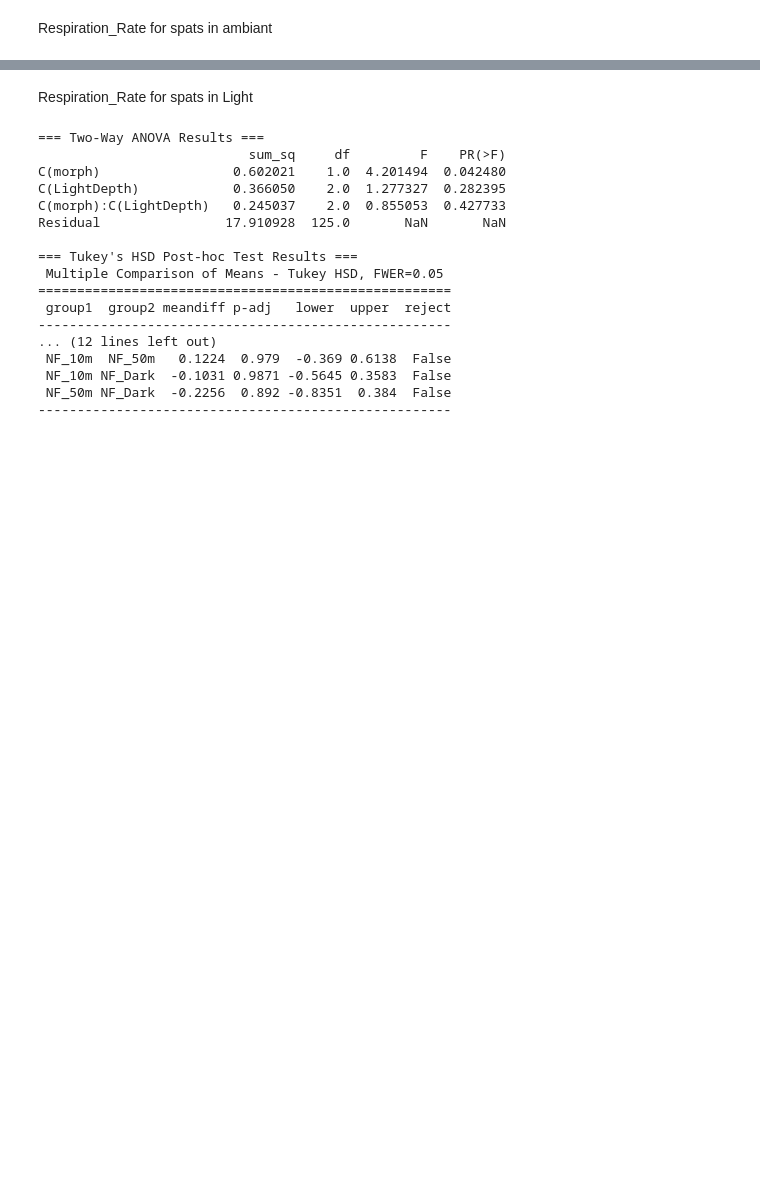
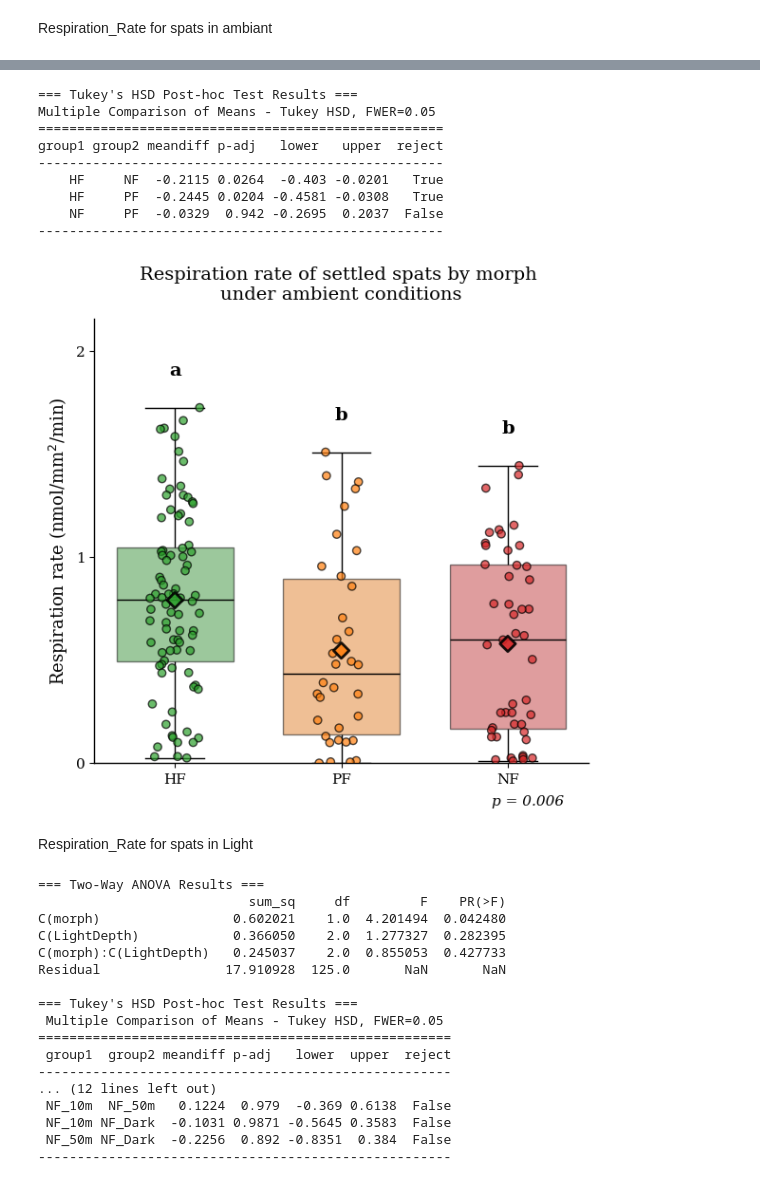
Before and after one commit to LielUziahu/Stylophora-pistillata-FPs, a Jupyter notebook: Output/plots/Spats/Spat_Physiology/Spat_Resp/Respiration_Rate_for_spats.ipynb, the cells around one changed output, grey strips where cells are left out. Saved outputs shown, nothing was run; the diff lists cells and outputs as text; code cells hidden in the pictures; blank space fills up the shorter version.

```diff
--- a/Output/plots/Spats/Spat_Physiology/Spat_Resp/Respiration_Rate_for_spats.ipynb
+++ b/Output/plots/Spats/Spat_Physiology/Spat_Resp/Respiration_Rate_for_spats.ipynb
@@ -9,6 +9,7 @@ import matplotlib.pyplot as plt
 import numpy as np
 from scipy import stats
 import matplotlib.ticker as ticker
+from statsmodels.stats.multicomp import pairwise_tukeyhsd # Import for Tukey's HSD
 
 # ==========================================
 # 1. SETUP & DATA LOADING
@@ -18,14 +19,14 @@ df_resp = pd.read_csv(filename)
 
 # Filter for the relevant morphs (just in case)
 target_morphs = ['HF', 'PF', 'NF']
-df_resp = df_resp[df_resp['Morph'].isin(target_morphs)]
+df_resp = df_resp[df_resp['morph'].isin(target_morphs)]
 
 # --- NEW: Filter samples above 2.09 and print removed samples ---
 removed_ambient_samples = df_resp[df_resp['OxyRate nmol/mm2/min'] > 2.09]
 if not removed_ambient_samples.empty:
     print("--- Ambient Samples Removed (OxyRate > 2.09) ---")
     for index, row in removed_ambient_samples.iterrows():
-        print(f"Morph: {row['Morph']}, OxyRate: {row['OxyRate nmol/mm2/min']:.2f}")
+        print(f"Morph: {row['morph']}, SampleCode: {row['SampleCode']}, OxyRate: {row['OxyRate nmol/mm2/min']:.2f}")
     print("---------------------------------------------------")
 df_resp = df_resp[df_resp['OxyRate nmol/mm2/min'] <= 2.09]
 # ----------------------------------------------------------------
@@ -34,22 +35,37 @@ df_resp = df_resp[df_resp['OxyRate nmol/mm2/min'] <= 2.09]
 # 2. STATISTICS (One-Way ANOVA)
 # ==========================================
 # We use ANOVA because we now have 3 groups (HF, PF, NF)
-hf_vals = df_resp[df_resp['Morph'] == 'HF']['OxyRate nmol/mm2/min']
-pf_vals = df_resp[df_resp['Morph'] == 'PF']['OxyRate nmol/mm2/min']
-nf_vals = df_resp[df_resp['Morph'] == 'NF']['OxyRate nmol/mm2/min']
+hf_vals = df_resp[df_resp['morph'] == 'HF']['OxyRate nmol/mm2/min']
+pf_vals = df_resp[df_resp['morph'] == 'PF']['OxyRate nmol/mm2/min']
+nf_vals = df_resp[df_resp['morph'] == 'NF']['OxyRate nmol/mm2/min']
 
 f_stat, p_val_resp = stats.f_oneway(hf_vals, pf_vals, nf_vals)
-print(f"ANOVA P-value: {p_val_resp:.4f}")
+
+# Present ANOVA results in a table
+anova_table_data = {'Statistic': ['F-statistic', 'P-value'],
+                    'Value': [f_stat, p_val_resp]}
+anova_df = pd.DataFrame(anova_table_data)
+print("\n=== One-Way ANOVA Results ===")
+display(anova_df)
+
+# --- NEW: Tukey's HSD Post-hoc Test ---
+# Create a 'group' column for Tukey's HSD
+df_resp['group'] = df_resp['morph']
+
+tukey_result = pairwise_tukeyhsd(endog=df_resp['OxyRate nmol/mm2/min'], groups=df_resp['group'], alpha=0.05)
+
+print("\n=== Tukey's HSD Post-hoc Test Results ===")
+print(tukey_result)
+# -------------------------------------------
 
 # Letter assignment logic
 # If p > 0.05, no difference (all 'a'). If p < 0.05, we would need post-hoc tests.
 # For now, if non-significant, all get 'a'.
-# if p_val_resp < 0.05:
-#     # Placeholder: If significant, you might want to manually set these based on a Tukey test
-#     # For now, let's assume they are different for visual distinctness if p < 0.05
-#     letters_map = {'HF': 'a', 'PF': 'b', 'NF': 'c'}
-# else:
-#     letters_map = {'HF': 'a', 'PF': 'a', 'NF': 'a'}
+if p_val_resp < 0.05:
+    # Based on Tukey's HSD: HF is different from NF and PF, but NF and PF are not different.
+    letters_map = {'HF': 'a', 'PF': 'b', 'NF': 'b'}
+else:
+    letters_map = {'HF': 'a', 'PF': 'a', 'NF': 'a'}
 
 # ==========================================
 # 3. STYLING SETUP
@@ -76,7 +92,7 @@ plt.figure(figsize=(6, 6))
 
 # A. Box Plot
 ax = sns.boxplot(
-    data=df_resp, x='Morph', y='OxyRate nmol/mm2/min', order=morph_order, palette=variant_colors,
+    data=df_resp, x='morph', y='OxyRate nmol/mm2/min', hue='morph', order=morph_order, palette=variant_colors, legend=False,
     width=0.7, showfliers=False, linewidth=1,
     boxprops=dict(edgecolor='black', alpha=0.5),
     whiskerprops=dict(color='black'), capprops=dict(color='black'), medianprops=dict(color='black')
@@ -84,36 +100,36 @@ ax = sns.boxplot(
 
 # B. Jitter Points
 sns.stripplot(
-    data=df_resp, x='Morph', y='OxyRate nmol/mm2/min', order=morph_order, hue='Morph', palette=variant_colors,
+    data=df_resp, x='morph', y='OxyRate nmol/mm2/min', order=morph_order, hue='morph', palette=variant_colors,
     jitter=0.15, size=6, linewidth=1, edgecolor='black',
     alpha=0.7, legend=False, zorder=3
 )
 
 # C. Mean Diamond
-means_resp = df_resp.groupby('Morph')['OxyRate nmol/mm2/min'].mean().reindex(morph_order)
+means_resp = df_resp.groupby('morph')['OxyRate nmol/mm2/min'].mean().reindex(morph_order)
 mean_colors_resp = [variant_colors[m] for m in morph_order]
 plt.scatter(range(len(morph_order)), means_resp, c=mean_colors_resp, marker='D', s=70, edgecolors='black', linewidths=2, alpha=0.9, zorder=4)
 
 # ==========================================
 # 5. ANNOTATIONS
 # ==========================================
-# y_offset_percent = 0.08
-# max_val_global_resp = df_resp['OxyRate nmol/mm2/min'].max()
+y_offset_percent = 0.08
+max_val_global_resp = df_resp['OxyRate nmol/mm2/min'].max()
 
-# for i, m in enumerate(morph_order):
-#     subset_resp = df_resp[df_resp['Morph'] == m]['OxyRate nmol/mm2/min']
-#     highest_point_resp = subset_resp.max()
+for i, m in enumerate(morph_order):
+    subset_resp = df_resp[df_resp['morph'] == m]['OxyRate nmol/mm2/min']
+    highest_point_resp = subset_resp.max()
 
-#     # Add offset
-#     pos_y_resp = highest_point_resp + (max_val_global_resp * y_offset_percent)
+    # Add offset
+    pos_y_resp = highest_point_resp + (max_val_global_resp * y_offset_percent)
 
-#     letter = letters_map[m]
-#     plt.text(x=i, y=pos_y_resp, s=letter, ha='center', va='bottom', size=14, weight='bold')
+    letter = letters_map[m]
+    plt.text(x=i, y=pos_y_resp, s=letter, ha='center', va='bottom', size=14, weight='bold')
 
 # P-value (Bottom Right)
-# p_text_resp = f"p = {p_val_resp:.3f}" if p_val_resp >= 0.0001 else "p < 0.0001"
-# plt.text(0.95, -0.1, s=p_text_resp, transform=ax.transAxes,
-#          ha='right', va='bottom', size=11, style='italic', color='black')
+p_text_resp = f"p = {p_val_resp:.3f}" if p_val_resp >= 0.0001 else "p < 0.0001"
+plt.text(0.95, -0.1, s=p_text_resp, transform=ax.transAxes,
+         ha='right', va='bottom', size=11, style='italic', color='black')
 
 # ==========================================
 # 6. LABELS & TITLE
@@ -143,3 +172,13 @@ KeyError: 'Morph'
+=== Tukey's HSD Post-hoc Test Results ===
+Multiple Comparison of Means - Tukey HSD, FWER=0.05
+====================================================
+group1 group2 meandiff p-adj   lower   upper  reject
+----------------------------------------------------
+    HF     NF  -0.2115 0.0264  -0.403 -0.0201   True
+    HF     PF  -0.2445 0.0204 -0.4581 -0.0308   True
+    NF     PF  -0.0329  0.942 -0.2695  0.2037  False
+----------------------------------------------------
+[figure, added]
 # %% [markdown]
 Respiration_Rate for spats in Light
 # %%
```
Also changed, not shown: parts of 5 cells of this notebook.
